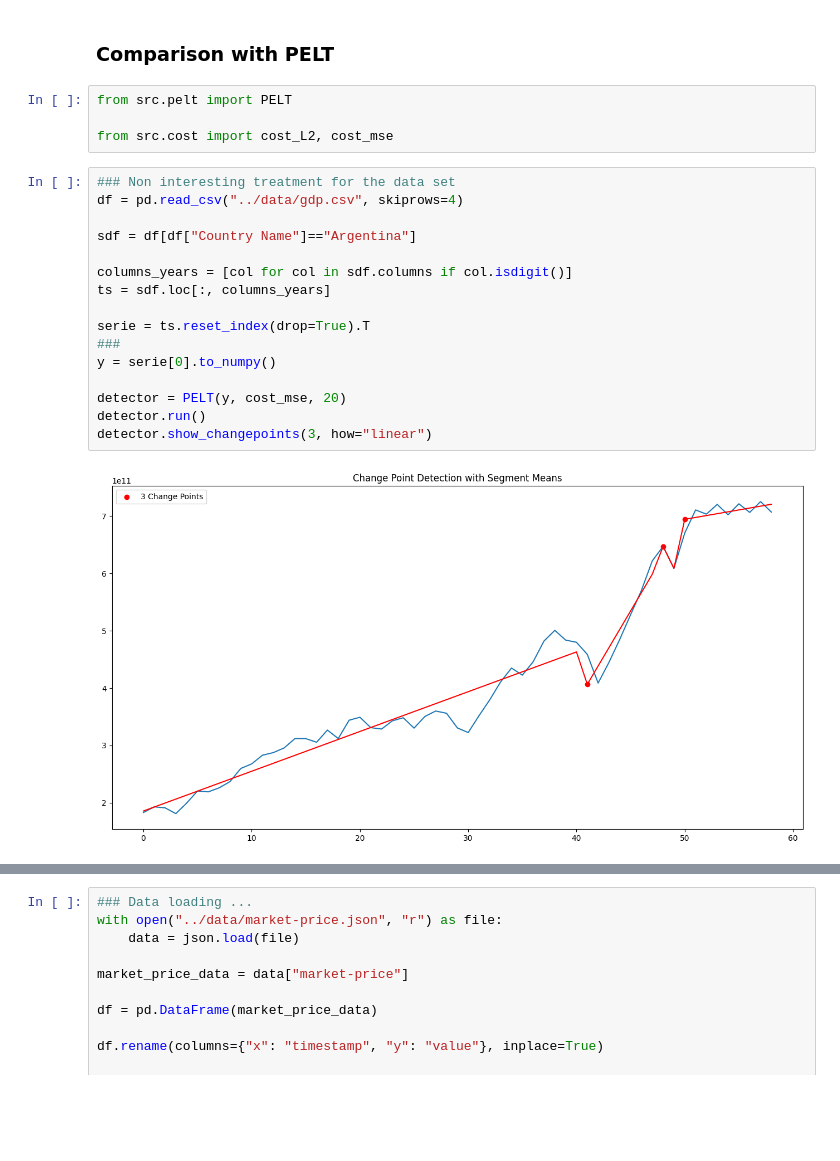
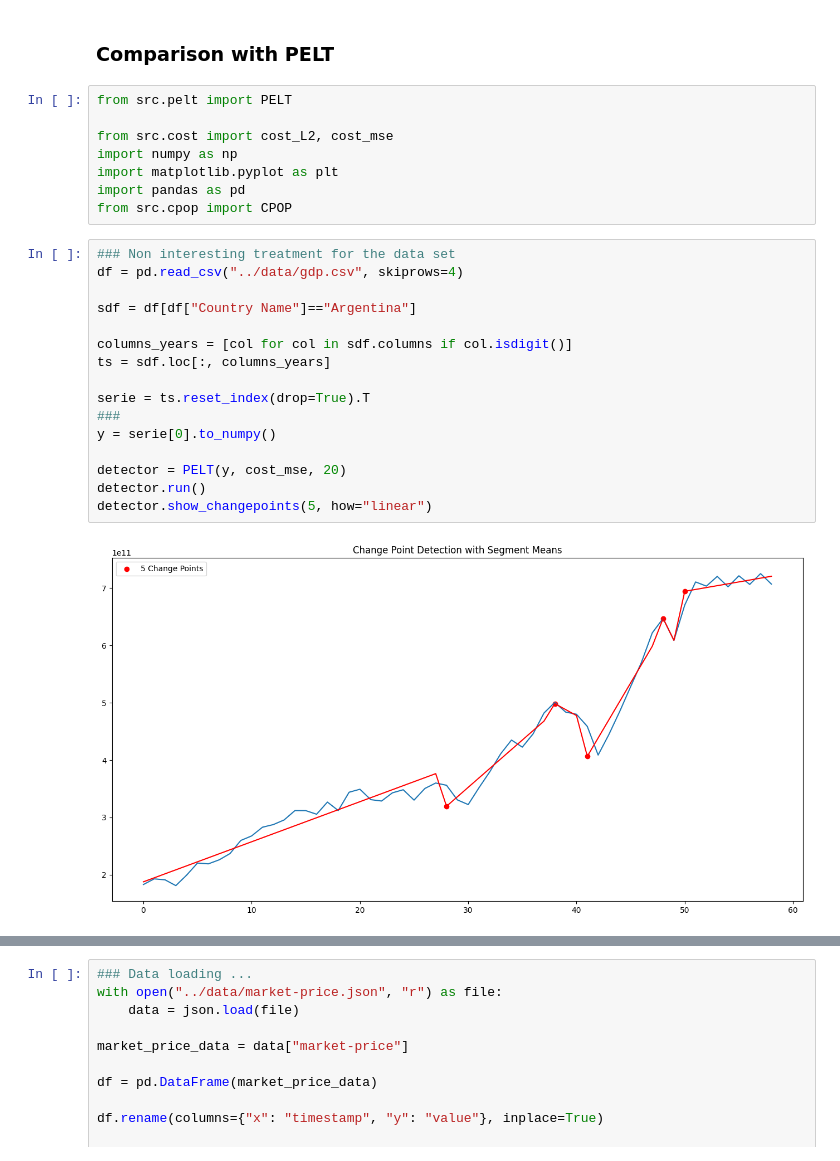
Before and after one commit to QMoayedpour/CPD_MVA, a Jupyter notebook: ntbk/main.ipynb, the cells around one changed output, grey strips where cells are left out. Drawn from its saved outputs; the diff is of its cells as text; blank space fills up the shorter version.

```diff
--- a/ntbk/main.ipynb
+++ b/ntbk/main.ipynb
@@ -387,21 +459,25 @@ Here even tho we have a lot of datapoints, we may think that we have too much ch
 from src.pelt import PELT
 
 from src.cost import cost_L2, cost_mse
+import numpy as np
+import matplotlib.pyplot as plt
+import pandas as pd
+from src.cpop import CPOP
 # %%
 ### Non interesting treatment for the data set
 df = pd.read_csv("../data/gdp.csv", skiprows=4)
 
 sdf = df[df["Country Name"]=="Argentina"]
 
 columns_years = [col for col in sdf.columns if col.isdigit()]
 ts = sdf.loc[:, columns_years]
 
 serie = ts.reset_index(drop=True).T
 ###
 y = serie[0].to_numpy()
 
 detector = PELT(y, cost_mse, 20)
 detector.run()
-detector.show_changepoints(3, how="linear")
+detector.show_changepoints(5, how="linear")
 # %% [output]
-[figure, old version]
+[figure, new version]
```
Also changed, not shown: parts of 17 cells of this notebook, 2 other files.
